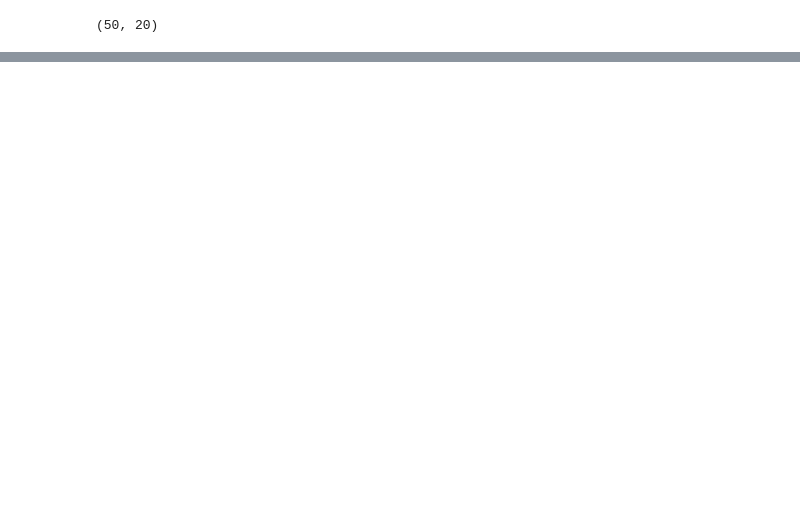
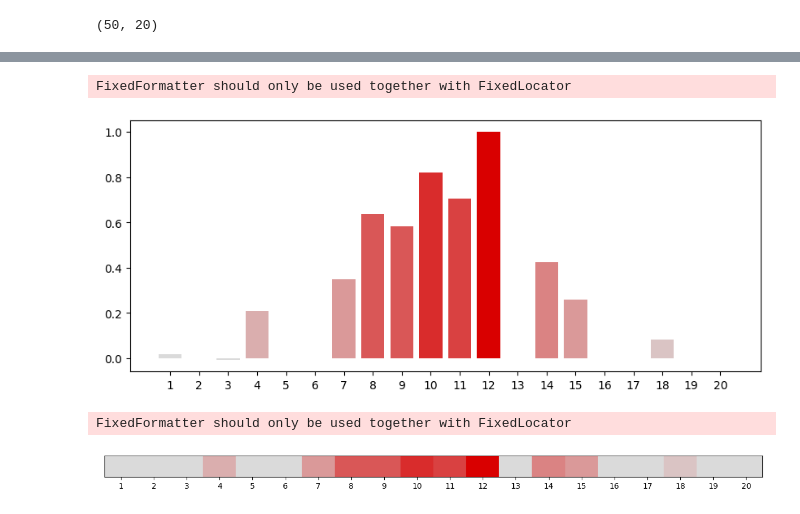
Before and after one commit to katarinagresova/DeepExperiment, a Jupyter notebook: experiments/Helwak2013_miRBind_interpretation_alignment.ipynb, the cells around one changed output, grey strips where cells are left out. Cells and saved outputs as stored; diff of their text form; code cells hidden in the pictures; blank space fills up the shorter version.

```diff
--- a/experiments/Helwak2013_miRBind_interpretation_alignment.ipynb
+++ b/experiments/Helwak2013_miRBind_interpretation_alignment.ipynb
@@ -112,0 +126,14 @@ plot_alignment(align_x, align_s, align_y)
+# %%
+from deepexperiment.visualization import plotbar_miRNA_importance
+
+plotbar_miRNA_importance(align_y, align_s)
+# %% [output]
+FixedFormatter should only be used together with FixedLocator
+[figure, added]
+# %%
+from deepexperiment.visualization import plot_miRNA_importance_w_spaces
+
+plot_miRNA_importance_w_spaces(align_y, align_s)
+# %% [output]
+FixedFormatter should only be used together with FixedLocator
+[figure, added]
```
Also changed, not shown: parts of 11 cells of this notebook, 1 other file.
